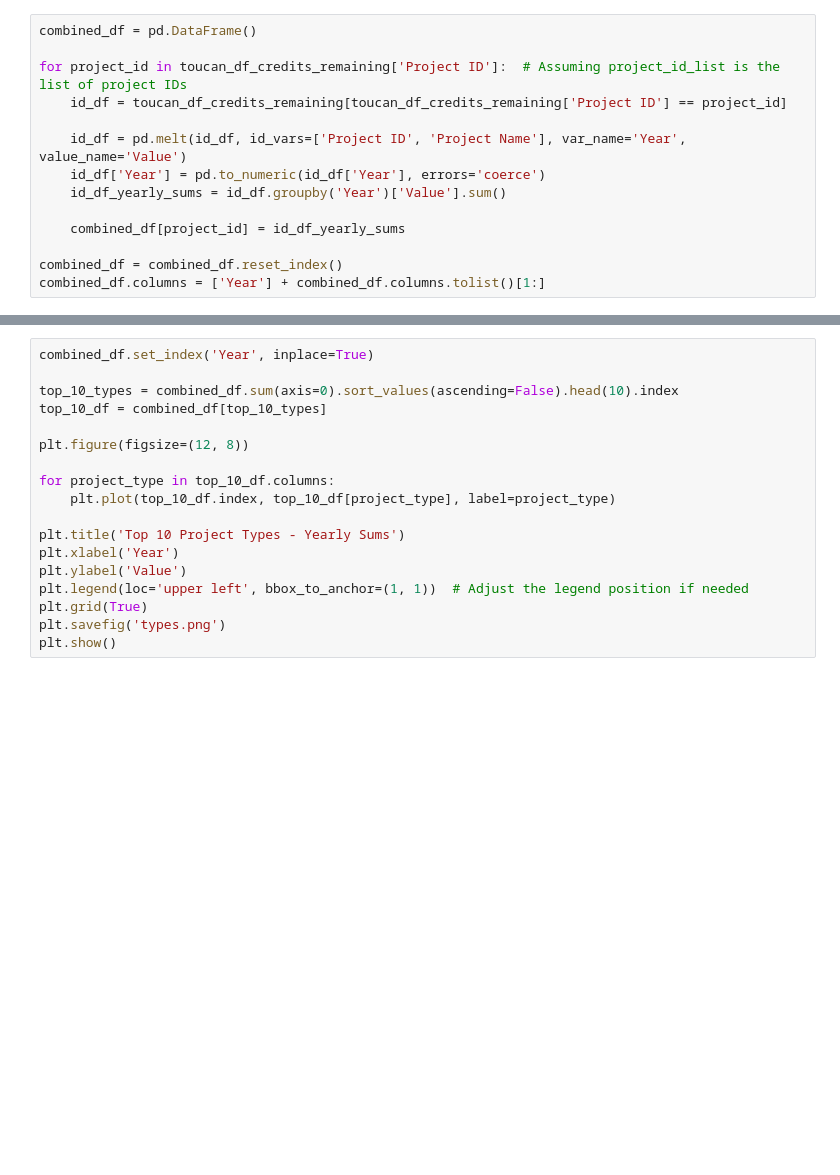
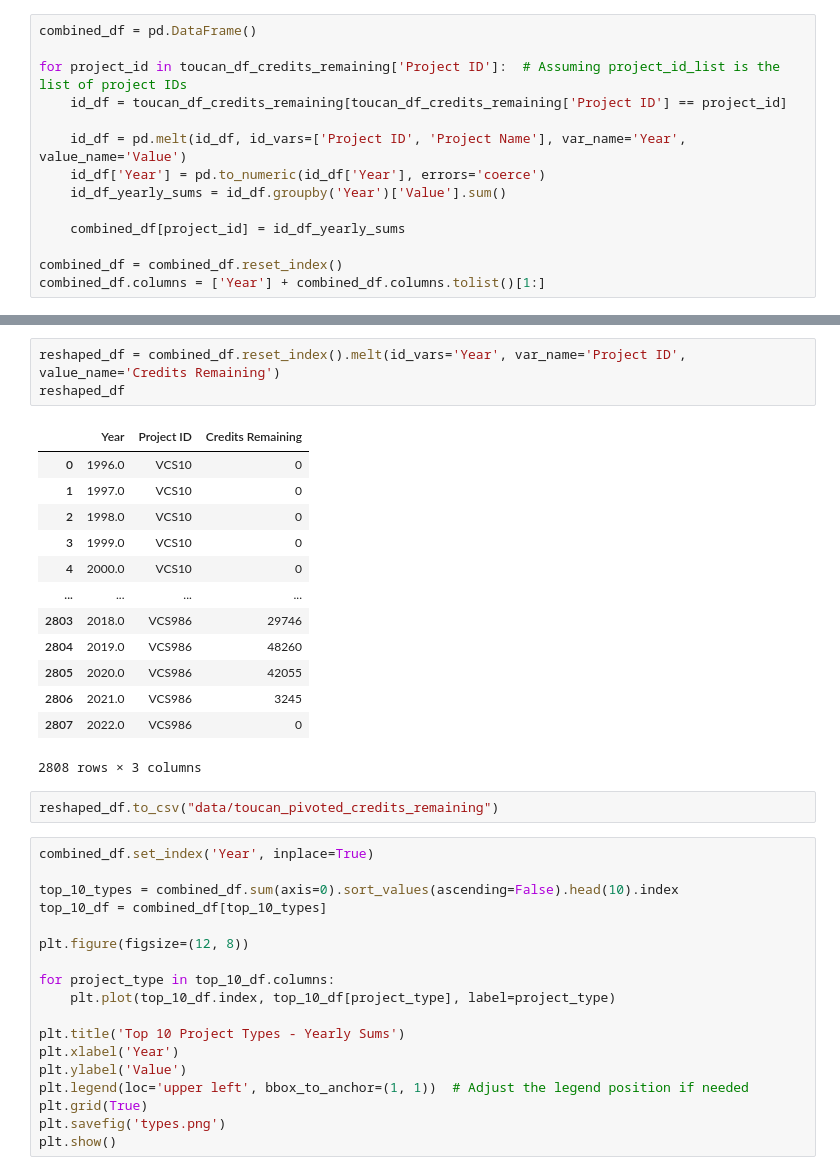
Before and after one commit to dkilleen428/honors_thesis, a Jupyter notebook: Toucan.ipynb, the cells around one changed output, grey strips where cells are left out. Saved outputs shown, nothing was run; the diff lists cells and outputs as text; blank space fills up the shorter version.

Commit message:
adding toucan pivot

```diff
--- a/Toucan.ipynb
+++ b/Toucan.ipynb
@@ -136,3 +149,22 @@ Index(['Year', 'VCS10', 'VCS1002', 'VCS1052', 'VCS1100', 'VCS1121', 'VCS1146',
+# %%
+reshaped_df = combined_df.reset_index().melt(id_vars='Year', var_name='Project ID', value_name='Credits Remaining')
+reshaped_df
+# %% [output]
+|  | Year | Project ID | Credits Remaining |
+| 0 | 1996.0 | VCS10 | 0 |
+| 1 | 1997.0 | VCS10 | 0 |
+| 2 | 1998.0 | VCS10 | 0 |
+| 3 | 1999.0 | VCS10 | 0 |
+| 4 | 2000.0 | VCS10 | 0 |
+| ... | ... | ... | ... |
+| 2803 | 2018.0 | VCS986 | 29746 |
+| 2804 | 2019.0 | VCS986 | 48260 |
+| 2805 | 2020.0 | VCS986 | 42055 |
+| 2806 | 2021.0 | VCS986 | 3245 |
+| 2807 | 2022.0 | VCS986 | 0 |
+2808 rows × 3 columns
+# %%
+reshaped_df.to_csv("data/toucan_pivoted_credits_remaining")
 # %%
 combined_df.set_index('Year', inplace=True)
 
```
Also changed, not shown: parts of 1 cell of this notebook.
